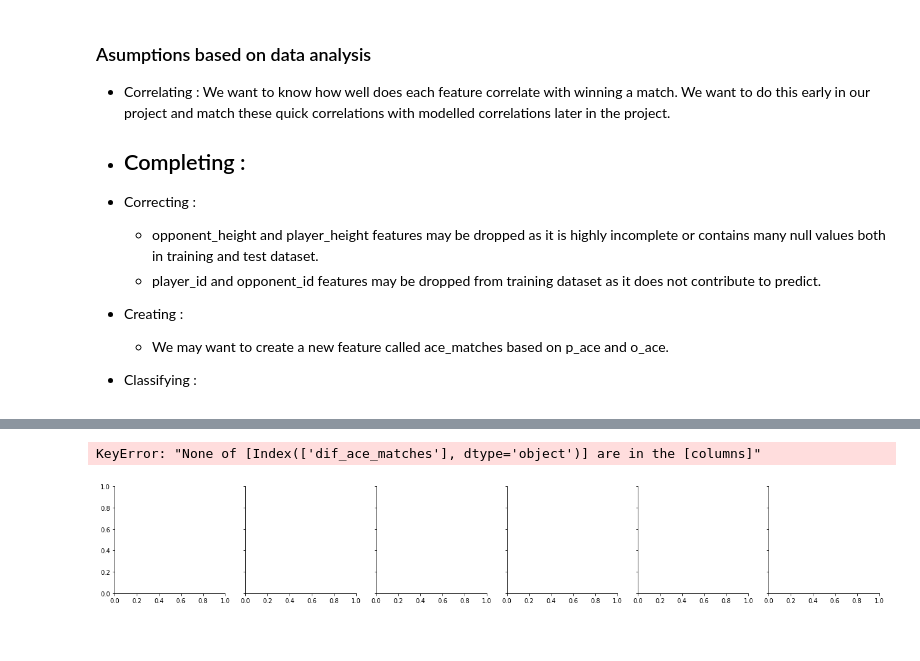
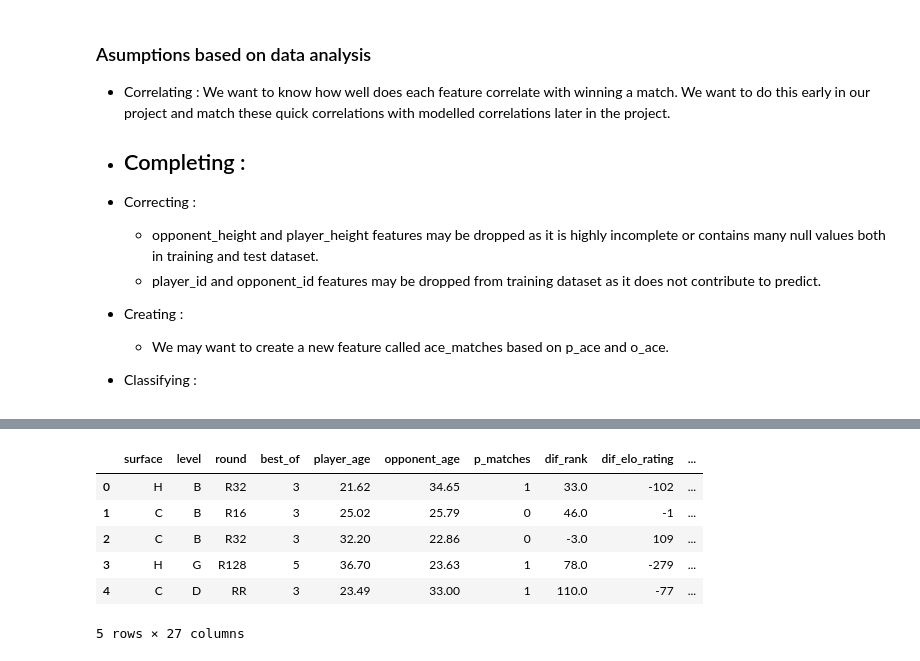
Before and after one commit to Thrynk/Tennis-prediction, a Jupyter notebook: Tennis.ipynb, the cells around one changed output, grey strips where cells are left out. Drawn from its saved outputs; the diff is of its cells as text; code cells hidden in the pictures.

```diff
--- a/Tennis.ipynb
+++ b/Tennis.ipynb
@@ -322,6 +296,10 @@ train_df.head()
-# %%
-g = sns.FacetGrid(train_df, col='level')
-g.map(plt.hist, 'dif_ace_matches', bins=10)
-# %% [output]
-KeyError: "None of [Index(['dif_ace_matches'], dtype='object')] are in the [columns]"
-[figure, removed]
+# %%
+test_df.head()
+# %% [output]
+|  | surface | level | round | best_of | player_age | opponent_age | p_matches | dif_rank | dif_elo_rating | ... |
+| 0 | H | B | R32 | 3 | 21.62 | 34.65 | 1 | 33.0 | -102 | ... |
+| 1 | C | B | R16 | 3 | 25.02 | 25.79 | 0 | 46.0 | -1 | ... |
+| 2 | C | B | R32 | 3 | 32.20 | 22.86 | 0 | -3.0 | 109 | ... |
+| 3 | H | G | R128 | 5 | 36.70 | 23.63 | 1 | 78.0 | -279 | ... |
+| 4 | C | D | RR | 3 | 23.49 | 33.00 | 1 | 110.0 | -77 | ... |
+5 rows × 27 columns
```
Also changed, not shown: parts of 33 cells of this notebook, 2 other files.
